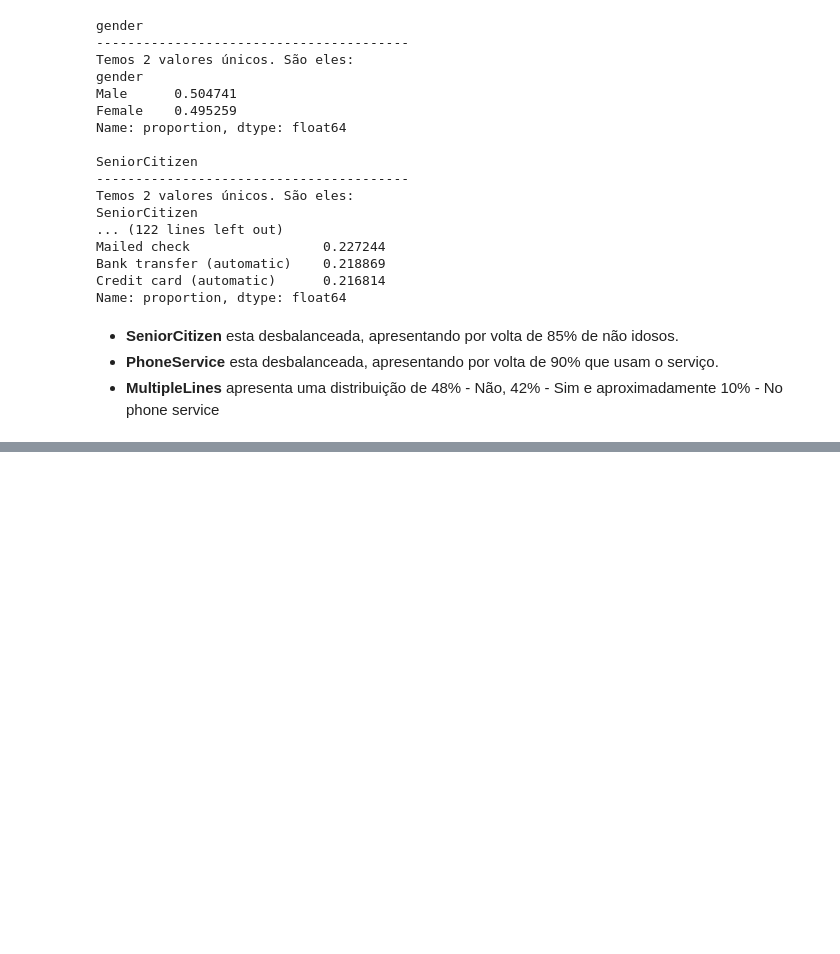
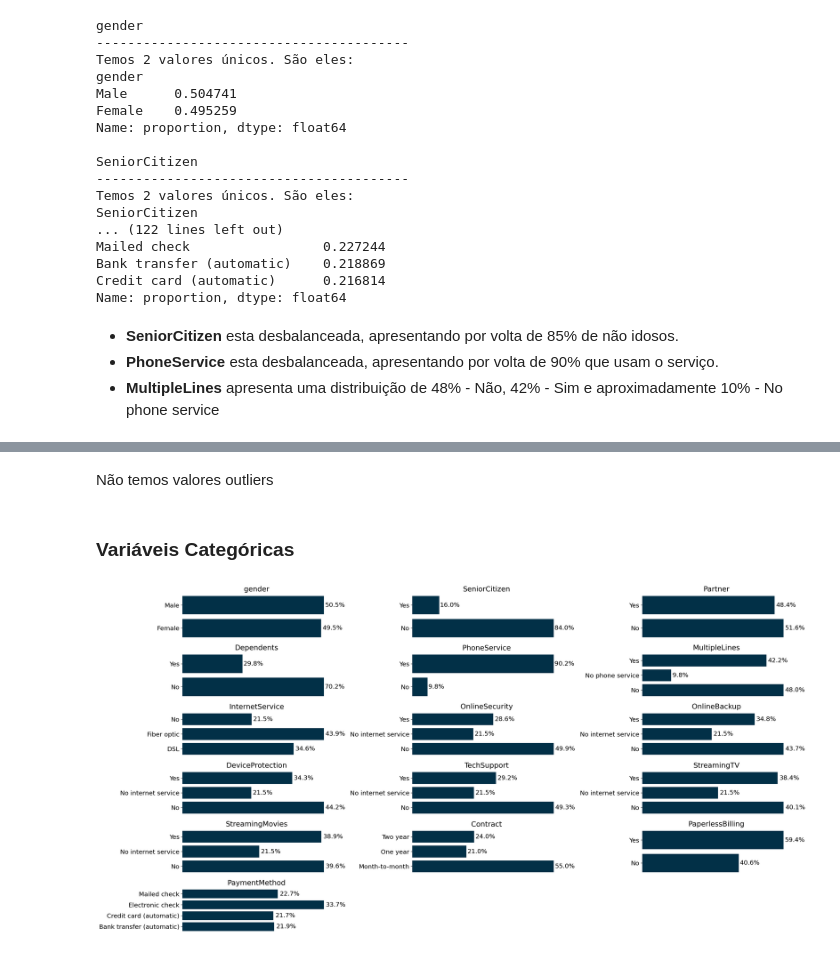
Before and after one commit to idfelipemalatesta/Telco-Customer-Churn, a Jupyter notebook: notebook/EDA.ipynb, the cells around one changed output, grey strips where cells are left out. Saved outputs shown, nothing was run; the diff lists cells and outputs as text; code cells hidden in the pictures; blank space fills up the shorter version.

```diff
--- a/notebook/EDA.ipynb
+++ b/notebook/EDA.ipynb
@@ -354,0 +449,8 @@ Name: proportion, dtype: float64
+# %% [markdown]
+Não temos valores outliers
+# %% [markdown]
+### Variáveis Categóricas
+# %%
+analysis_plots(data=train, features=categorical_features, barplot=True, figsize=(24, 12))
+# %% [output]
+[figure, added]
```
Also changed, not shown: parts of 31 cells of this notebook.
